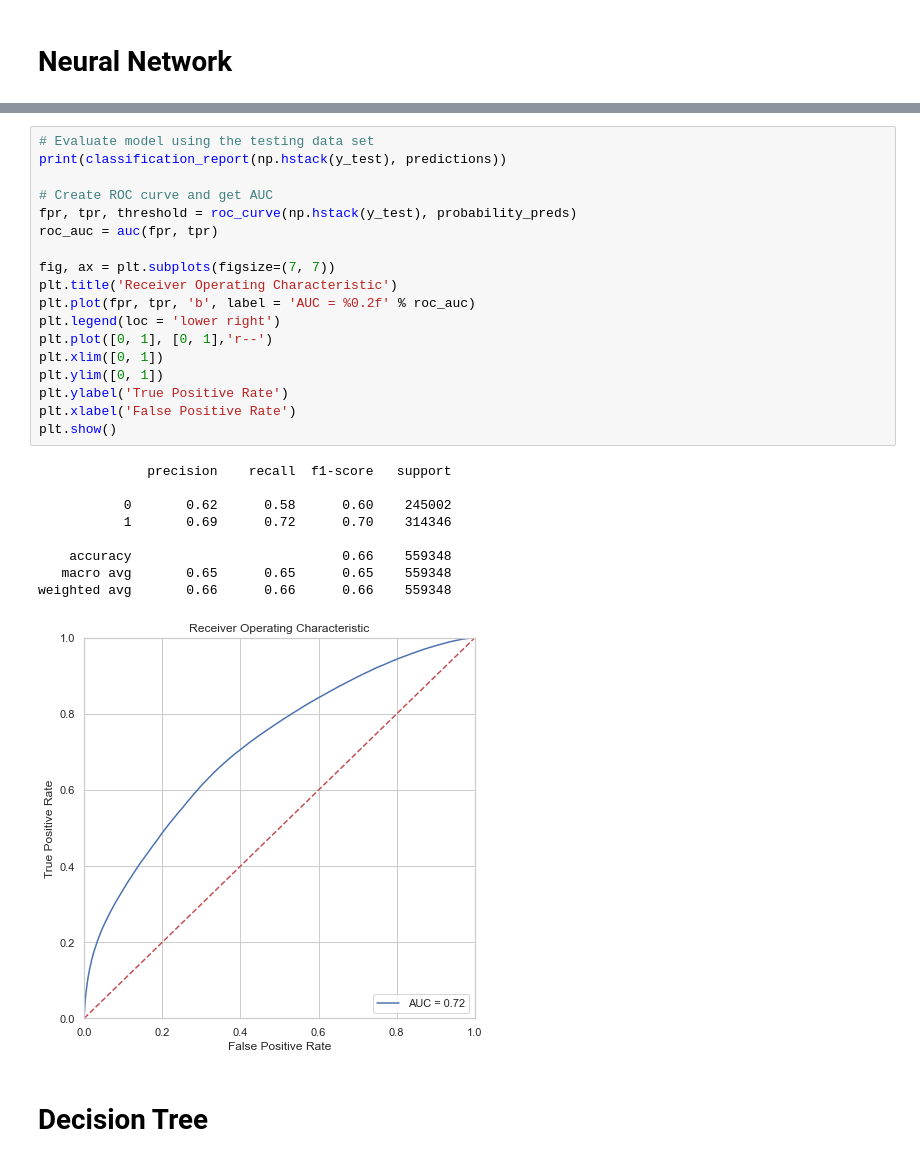
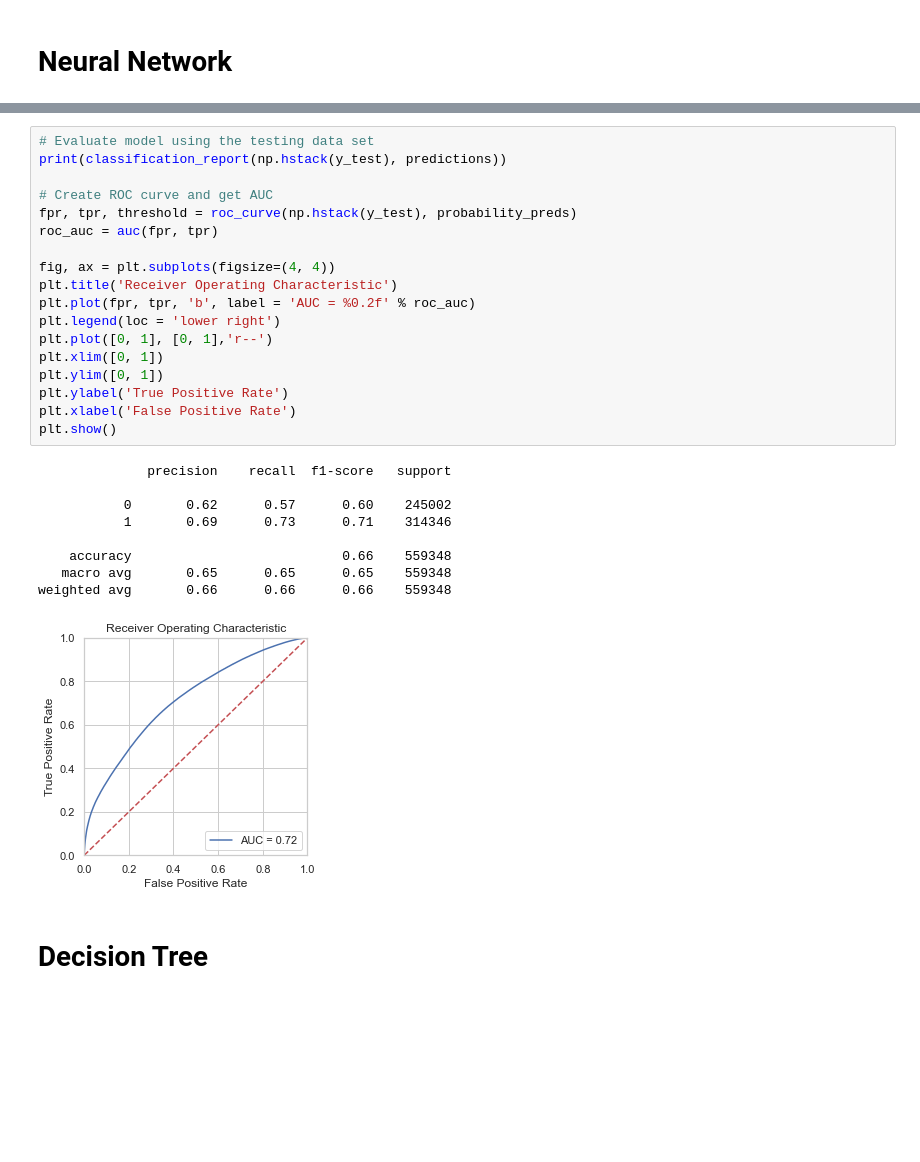
Before and after one commit to cocassel/car-accidents, a Jupyter notebook: car-accidents.ipynb, the cells around one changed output, grey strips where cells are left out. Saved outputs shown, nothing was run; the diff lists cells and outputs as text; blank space fills up the shorter version.

Commit message:
making ROC curves smaller

```diff
--- a/car-accidents.ipynb
+++ b/car-accidents.ipynb
@@ -908,31 +908,31 @@ plt.show()
 # %%
 # Evaluate model using the testing data set
 print(classification_report(np.hstack(y_test), predictions))
 
 # Create ROC curve and get AUC
 fpr, tpr, threshold = roc_curve(np.hstack(y_test), probability_preds)
 roc_auc = auc(fpr, tpr)
 
-fig, ax = plt.subplots(figsize=(7, 7))
+fig, ax = plt.subplots(figsize=(4, 4))
 plt.title('Receiver Operating Characteristic')
 plt.plot(fpr, tpr, 'b', label = 'AUC = %0.2f' % roc_auc)
 plt.legend(loc = 'lower right')
 plt.plot([0, 1], [0, 1],'r--')
 plt.xlim([0, 1])
 plt.ylim([0, 1])
 plt.ylabel('True Positive Rate')
 plt.xlabel('False Positive Rate')
 plt.show()
 # %% [output]
               precision    recall  f1-score   support
 
-           0       0.62      0.58      0.60    245002
-           1       0.69      0.72      0.70    314346
+           0       0.62      0.57      0.60    245002
+           1       0.69      0.73      0.71    314346
 
     accuracy                           0.66    559348
    macro avg       0.65      0.65      0.65    559348
 weighted avg       0.66      0.66      0.66    559348
-[figure, old version]
+[figure, new version]
 # %% [markdown]
 # Decision Tree
 # %%
```
Also changed, not shown: parts of 13 cells of this notebook, 1 other file.
